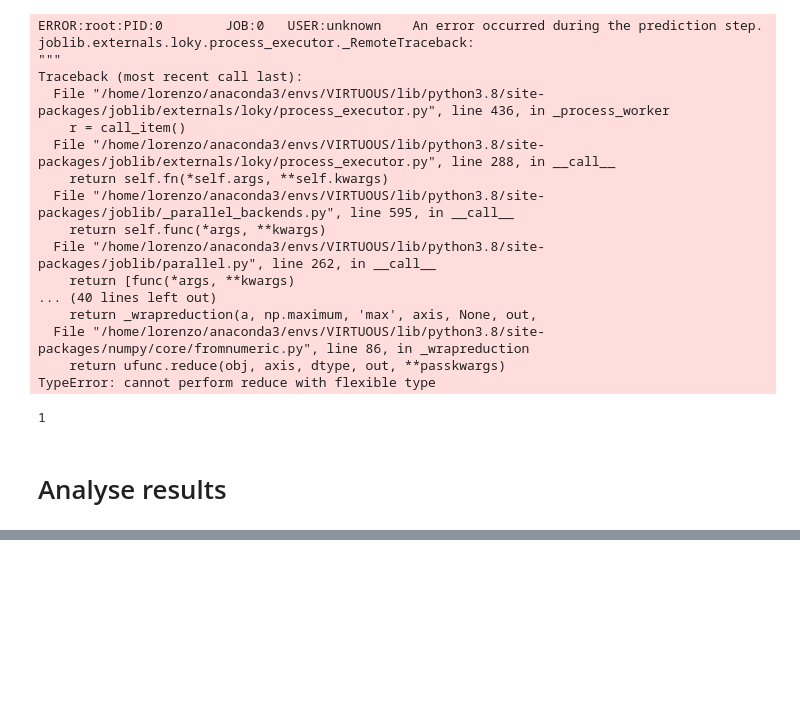
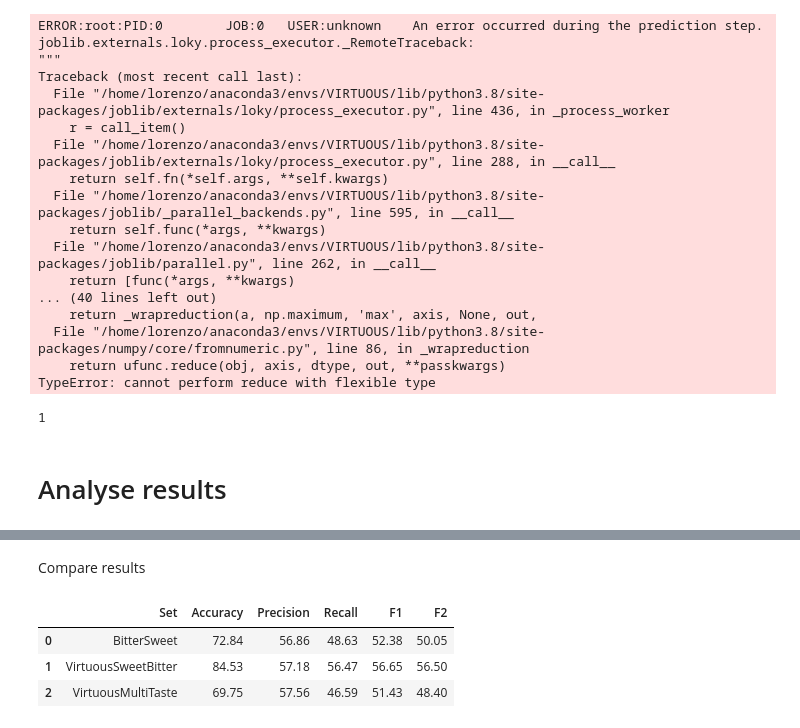
Before and after one commit to lorenzopallante/VirtuousMultiTaste, a Jupyter notebook: notebook/PerformanceComparison.ipynb, the cells around one changed output, grey strips where cells are left out. Cells and saved outputs as stored; diff of their text form; code cells hidden in the pictures; blank space fills up the shorter version.

```diff
--- a/notebook/PerformanceComparison.ipynb
+++ b/notebook/PerformanceComparison.ipynb
@@ -216,0 +158,11 @@ Bitter specificity:  76.18
+# %%
+VirtuousMultiTaste_pred = pd.read_csv(data_path + '/PerformanceComparison/VirtuousMultiTaste/result_dominant_label.txt', sep='\t', header=None)
+# name columns
+VirtuousMultiTaste_pred.columns = ["Predicted_Taste", "Probability"]
+# Umami will be converted to Other
+VirtuousMultiTaste_pred["Predicted_Taste"] = np.where(VirtuousMultiTaste_pred["Predicted_Taste"] == "Umami", "Other", VirtuousMultiTaste_pred["Predicted_Taste"])
+# ordering stuff
+VirtuousMultiTaste_df = pd.DataFrame()
+VirtuousMultiTaste_df["Real"] = df_test["Taste"]
+VirtuousMultiTaste_df["Predicted"] = VirtuousMultiTaste_pred["Predicted_Taste"]
+VirtuousMultiTaste_df.head()
@@ -216,0 +178,11 @@ Bitter specificity:  76.18
+# %%
+VirtuousSweetBitter_pred = pd.read_csv(data_path + '/PerformanceComparison/VirtuousSweetBitter/predictions.csv', sep=',')
+# if check_AD is False, then the predicted taste is Other
+# if check_AD is True, then the predicted taste the predcited taste
+VirtuousSweetBitter_pred["Class"] = np.where(VirtuousSweetBitter_pred["Check AD"] == False, "Other", VirtuousSweetBitter_pred["Class"])
+
+# # ordering stuff
+VirtuousSweetBitter_df = pd.DataFrame()
+VirtuousSweetBitter_df["Real"] = df_test["Taste"]
+VirtuousSweetBitter_df["Predicted"] = VirtuousSweetBitter_pred["Class"]
+VirtuousSweetBitter_df.head()
@@ -216,0 +196,20 @@ Bitter specificity:  76.18
+# %% [markdown]
+Compare results
+# %%
+# calculate performance
+from sklearn.metrics import accuracy_score, f1_score, fbeta_score, precision_score, recall_score, auc
+
+test_performance = pd.DataFrame()
+test_performance ['Set'] = ['BitterSweet', 'VirtuousSweetBitter', 'VirtuousMultiTaste']
+#test_performance ['Accuracy'] = [accuracy_score(true_values_train, predicted_values_train).round(4)*100,accuracy_score(true_values_test, predicted_values_test).round(4)*100]
+test_performance ['Accuracy'] = [accuracy_score(BitterSweet_df["Real"], BitterSweet_df["Predicted"]).round(4)*100, accuracy_score(VirtuousSweetBitter_df["Real"], VirtuousSweetBitter_df["Predicted"]).round(4)*100, accuracy_score(VirtuousMultiTaste_df["Real"], VirtuousMultiTaste_df["Predicted"]).round(4)*100]
+test_performance ['Precision'] = [precision_score(BitterSweet_df["Real"], BitterSweet_df["Predicted"], average='macro').round(4)*100, precision_score(VirtuousSweetBitter_df["Real"], VirtuousSweetBitter_df["Predicted"], average='macro').round(4)*100, precision_score(VirtuousMultiTaste_df["Real"], VirtuousMultiTaste_df["Predicted"], average='macro').round(4)*100]
+test_performance ['Recall'] = [recall_score(BitterSweet_df["Real"], BitterSweet_df["Predicted"], average='macro').round(4)*100, recall_score(VirtuousSweetBitter_df["Real"], VirtuousSweetBitter_df["Predicted"], average='macro').round(4)*100, recall_score(VirtuousMultiTaste_df["Real"], VirtuousMultiTaste_df["Predicted"], average='macro').round(4)*100]
+test_performance ['F1'] = [f1_score(BitterSweet_df["Real"], BitterSweet_df["Predicted"], average='macro').round(4)*100, f1_score(VirtuousSweetBitter_df["Real"], VirtuousSweetBitter_df["Predicted"], average='macro').round(4)*100, f1_score(VirtuousMultiTaste_df["Real"], VirtuousMultiTaste_df["Predicted"], average='macro').round(4)*100]
+test_performance ['F2'] = [fbeta_score(BitterSweet_df["Real"], BitterSweet_df["Predicted"], average='macro', beta=2).round(4)*100, fbeta_score(VirtuousSweetBitter_df["Real"], VirtuousSweetBitter_df["Predicted"], average='macro', beta=2).round(4)*100, fbeta_score(VirtuousMultiTaste_df["Real"], VirtuousMultiTaste_df["Predicted"], average='macro', beta=2).round(4)*100]
+test_performance.head()
+# %% [output]
+|  | Set | Accuracy | Precision | Recall | F1 | F2 |
+| 0 | BitterSweet | 72.84 | 56.86 | 48.63 | 52.38 | 50.05 |
+| 1 | VirtuousSweetBitter | 84.53 | 57.18 | 56.47 | 56.65 | 56.50 |
+| 2 | VirtuousMultiTaste | 69.75 | 57.56 | 46.59 | 51.43 | 48.40 |
```
Also changed, not shown: parts of 14 cells of this notebook, 4 other files.
